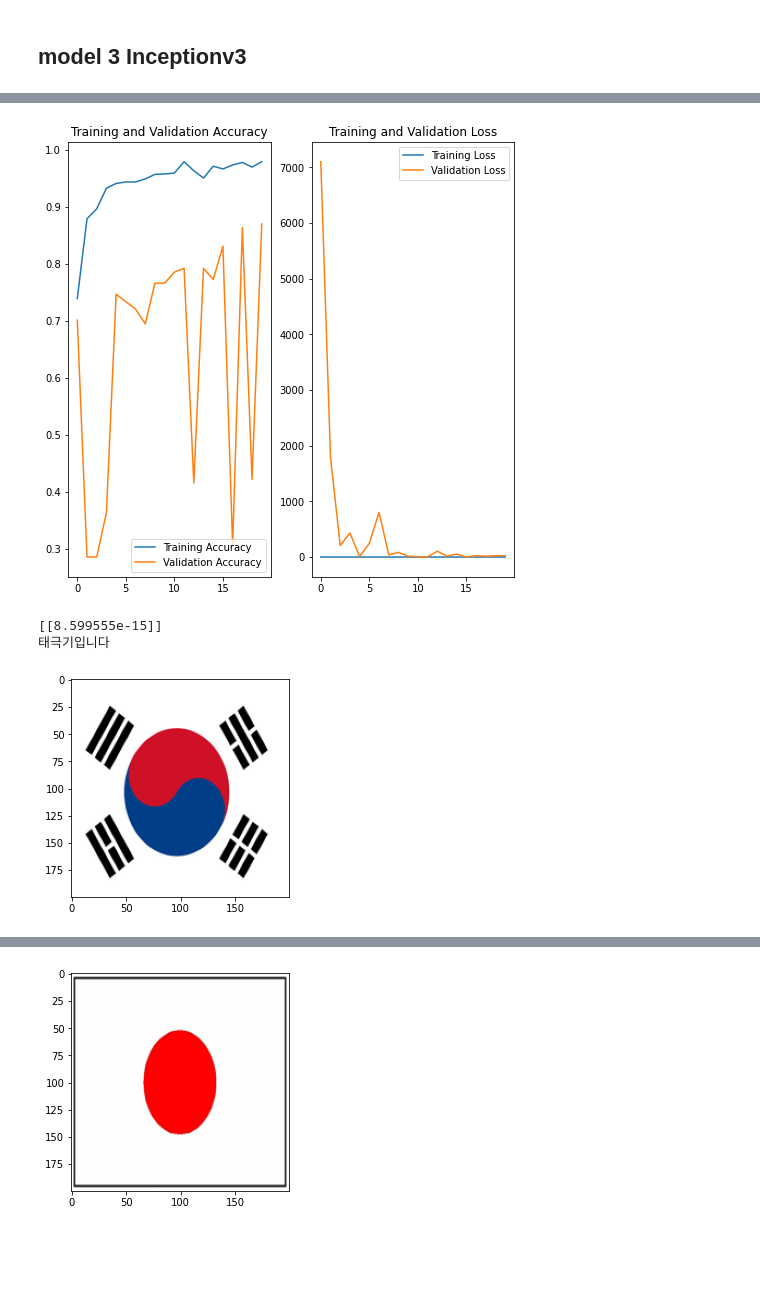
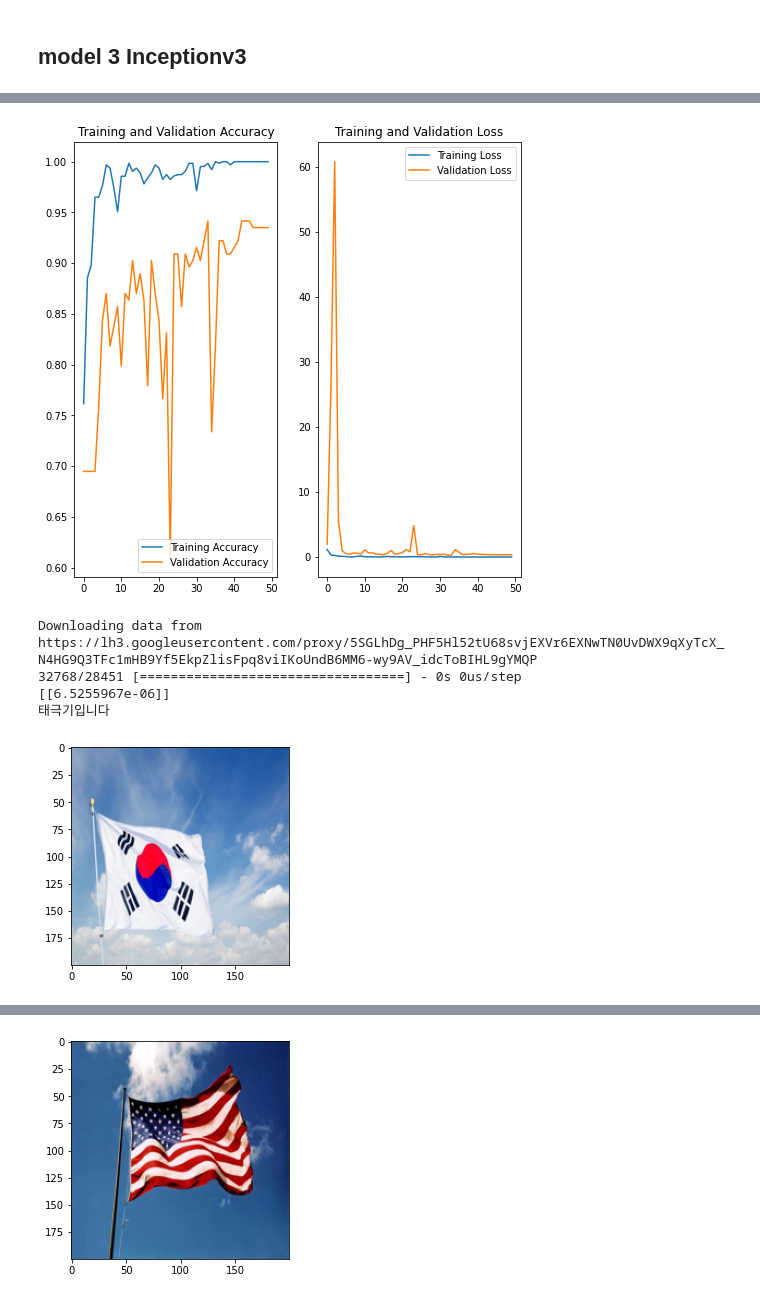
Before and after one commit to musicjae/DeepLearning, a Jupyter notebook: korean_flag.ipynb, the cells around one changed output, grey strips where cells are left out. Drawn from its saved outputs; the diff is of its cells as text; code cells hidden in the pictures; blank space fills up the shorter version.

```diff
--- a/korean_flag.ipynb
+++ b/korean_flag.ipynb
@@ -110,10 +109,10 @@ prediction = layers.Dense(1, activation='sigmoid')(x)
 
 model3 =keras.Model(Inceptionv3.input, prediction) # model = tf.keras.Model(inputs=inputs, outputs=outputs)
 # %%
-model3.compile(loss= tf.keras.losses.BinaryCrossentropy() , optimizer= keras.optimizers.RMSprop(lr=0.001), metrics=['accuracy'])
+model3.compile(loss= tf.keras.losses.BinaryCrossentropy() , optimizer= keras.optimizers.Nadam(lr=0.001), metrics=['accuracy'])
 # %%
 model_fit = model3.fit(train_dataset,
                       steps_per_epoch = 20,
-                      epochs= 20,
+                      epochs= 50,
                       validation_data = val_dataset)
 # %% [output]
@@ -158,9 +157,9 @@ plt.legend(loc='upper right')
 plt.title('Training and Validation Loss')
 plt.show()
 # %% [output]
-[figure, old version]
+[figure, new version]
 # %%
-file_path = tf.keras.utils.get_file('test6','https://lh3.googleusercontent.com/proxy/iSOmD8psuHbASuZ0VS0WNxpU4hjFkgshep2WucI7RXESVHzoZb0xL99qs6CrnVgaOUDQUmdUwJNZ3J_6c4nK8y2VCMMFxf1UuAtqtOQfwpgYwA') # 2번째 항에 웹에서 이미지 주소 붙이기
+file_path = tf.keras.utils.get_file('test7','https://lh3.googleusercontent.com/proxy/5SGLhDg_PHF5Hl52tU68svjEXVr6EXNwTN0UvDWX9qXyTcX_N4HG9Q3TFc1mHB9Yf5EkpZlisFpq8viIKoUndB6MM6-wy9AV_idcToBIHL9gYMQP') # 2번째 항에 웹에서 이미지 주소 붙이기
 image = Image.open(file_path).convert('RGB')
 image = image.resize((200,200))
 image = np.array(image)
@@ -179,11 +178,13 @@ if pred < 0.5:
 else:
     print('태극기가 아닙니다')
 # %% [output]
-[[8.599555e-15]]
+Downloading data from https://lh3.googleusercontent.com/proxy/5SGLhDg_PHF5Hl52tU68svjEXVr6EXNwTN0UvDWX9qXyTcX_N4HG9Q3TFc1mHB9Yf5EkpZlisFpq8viIKoUndB6MM6-wy9AV_idcToBIHL9gYMQP
+32768/28451 [==================================] - 0s 0us/step
+[[6.5255967e-06]]
 태극기입니다
-[figure, old version]
+[figure, new version]
 # %%
-file_path = tf.keras.utils.get_file('test7','https://cdn.clien.net/web/api/file/F01/1897199/71f5cbad662c4aae874.JPG') # 2번째 항에 웹에서 이미지 주소 붙이기
+file_path = tf.keras.utils.get_file('test8','https://t1.daumcdn.net/cfile/tistory/230A724B54AF769F13') # 2번째 항에 웹에서 이미지 주소 붙이기
 image = Image.open(file_path).convert('RGB')
 image = image.resize((200,200))
 image = np.array(image)
@@ -208,2 +209,2 @@ Downloading data from https://cdn.clien.net/web/api/file/F01/1897199/71f5cbad662
 태극기가 아닙니다
-[figure, old version]
+[figure, new version]
```
Also changed, not shown: parts of 5 cells of this notebook.
